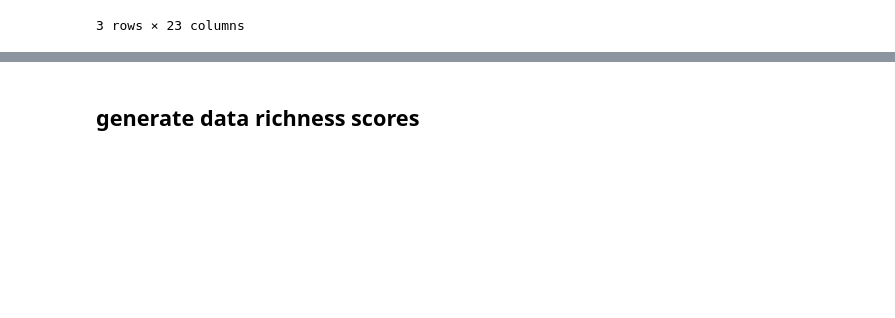
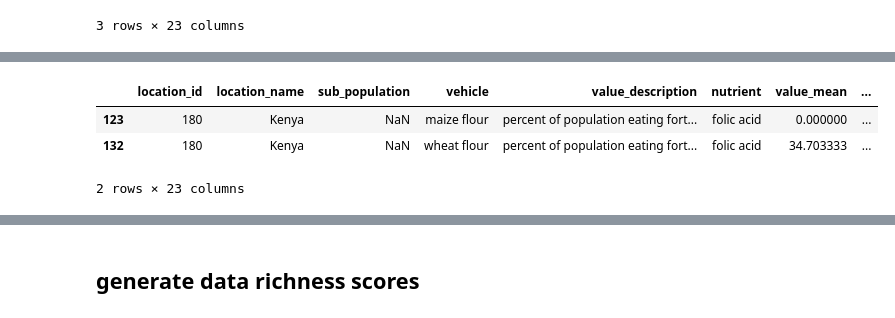
Before and after one commit to ihmeuw/vivarium_research_lsff, a Jupyter notebook: data_prep/gen_outputs/MICE/2021_03_31_compile_results_run_rejection_sampling.ipynb, the cells around one changed output, grey strips where cells are left out. Cells and saved outputs as stored; diff of their text form; code cells hidden in the pictures; blank space fills up the shorter version.

```diff
--- a/data_prep/gen_outputs/MICE/2021_03_31_compile_results_run_rejection_sampling.ipynb
+++ b/data_prep/gen_outputs/MICE/2021_03_31_compile_results_run_rejection_sampling.ipynb
@@ -456,0 +469,7 @@ all_inputted_data_path = '/ihme/homes/beatrixh/vivarium_research_lsff/data_prep/
+# %%
+output[(output.location_name=="Kenya") & (output.vehicle.isin(['maize flour','wheat flour'])) & ((output.nutrient=="folic acid") | (output.value_description=="percent of the population eating industrially produced vehicle"))]
+# %% [output]
+|  | location_id | location_name | sub_population | vehicle | value_description | nutrient | value_mean | ... |
+| 123 | 180 | Kenya | NaN | maize flour | percent of population eating fort... | folic acid | 0.000000 | ... |
+| 132 | 180 | Kenya | NaN | wheat flour | percent of population eating fort... | folic acid | 34.703333 | ... |
+2 rows × 23 columns
```
Also changed, not shown: parts of 7 cells of this notebook, 6 other files.
